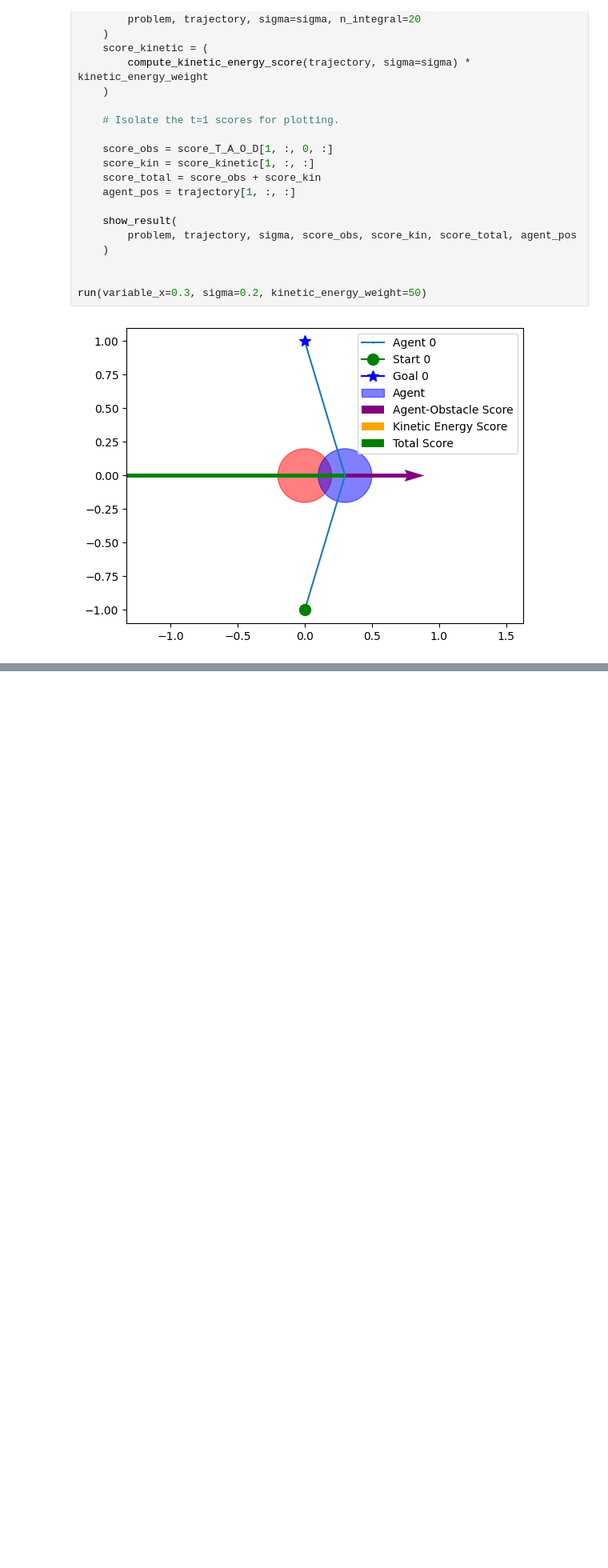
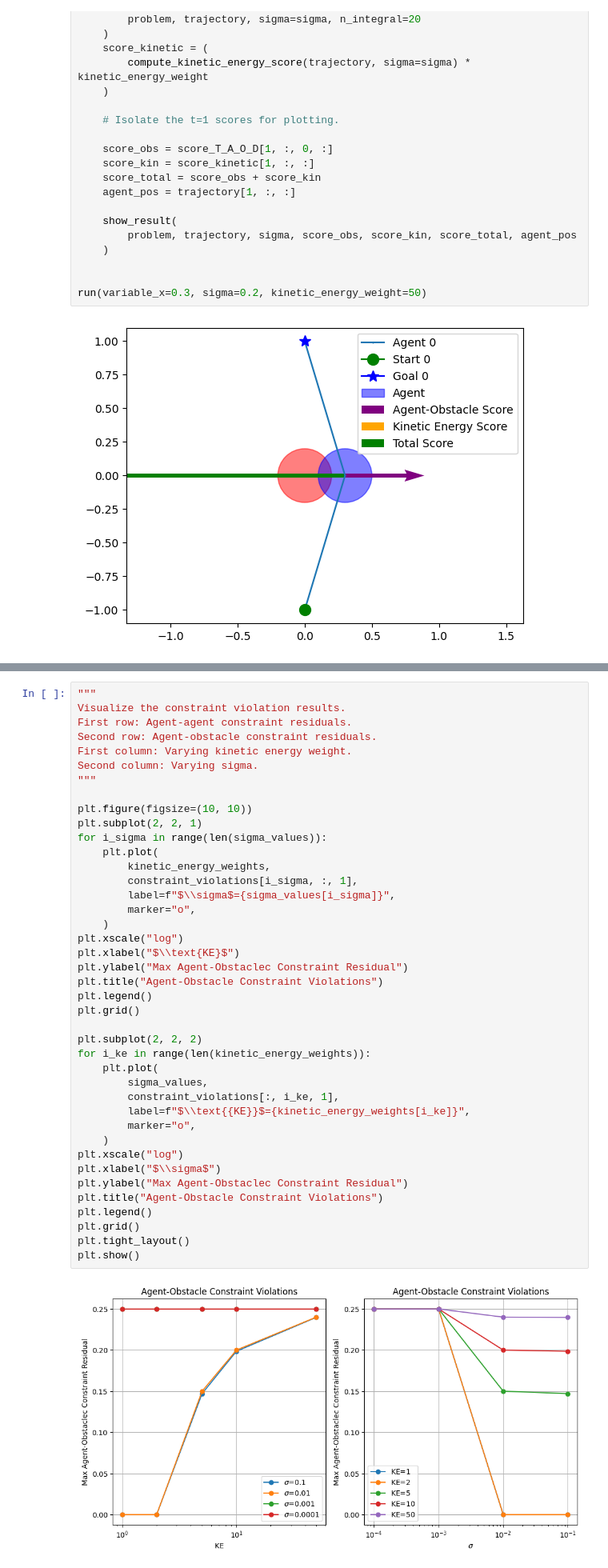
Before and after one commit to myfatemi04/constraint-guidance, a Jupyter notebook: notebooks/debug_constraint_violations.ipynb, the cells around one changed output, grey strips where cells are left out. Shown at 80% size. Saved outputs shown, nothing was run; the diff lists cells and outputs as text; blank space fills up the shorter version.

Commit message:
visualize conflicts between objective functions

```diff
--- a/notebooks/debug_constraint_violations.ipynb
+++ b/notebooks/debug_constraint_violations.ipynb
@@ -114,0 +190,43 @@ run(variable_x=0.3, sigma=0.2, kinetic_energy_weight=50)
+# %%
+"""
+Visualize the constraint violation results.
+First row: Agent-agent constraint residuals.
+Second row: Agent-obstacle constraint residuals.
+First column: Varying kinetic energy weight.
+Second column: Varying sigma.
+"""
+
+plt.figure(figsize=(10, 10))
+plt.subplot(2, 2, 1)
+for i_sigma in range(len(sigma_values)):
+    plt.plot(
+        kinetic_energy_weights,
+        constraint_violations[i_sigma, :, 1],
+        label=f"$\\sigma$={sigma_values[i_sigma]}",
+        marker="o",
+    )
+plt.xscale("log")
+plt.xlabel("$\\text{KE}$")
+plt.ylabel("Max Agent-Obstaclec Constraint Residual")
+plt.title("Agent-Obstacle Constraint Violations")
+plt.legend()
+plt.grid()
+
+plt.subplot(2, 2, 2)
+for i_ke in range(len(kinetic_energy_weights)):
+    plt.plot(
+        sigma_values,
+        constraint_violations[:, i_ke, 1],
+        label=f"$\\text{{KE}}$={kinetic_energy_weights[i_ke]}",
+        marker="o",
+    )
+plt.xscale("log")
+plt.xlabel("$\\sigma$")
+plt.ylabel("Max Agent-Obstaclec Constraint Residual")
+plt.title("Agent-Obstacle Constraint Violations")
+plt.legend()
+plt.grid()
+plt.tight_layout()
+plt.show()
+# %% [output]
+[figure, added]
```
Also changed, not shown: parts of 2 cells of this notebook.
